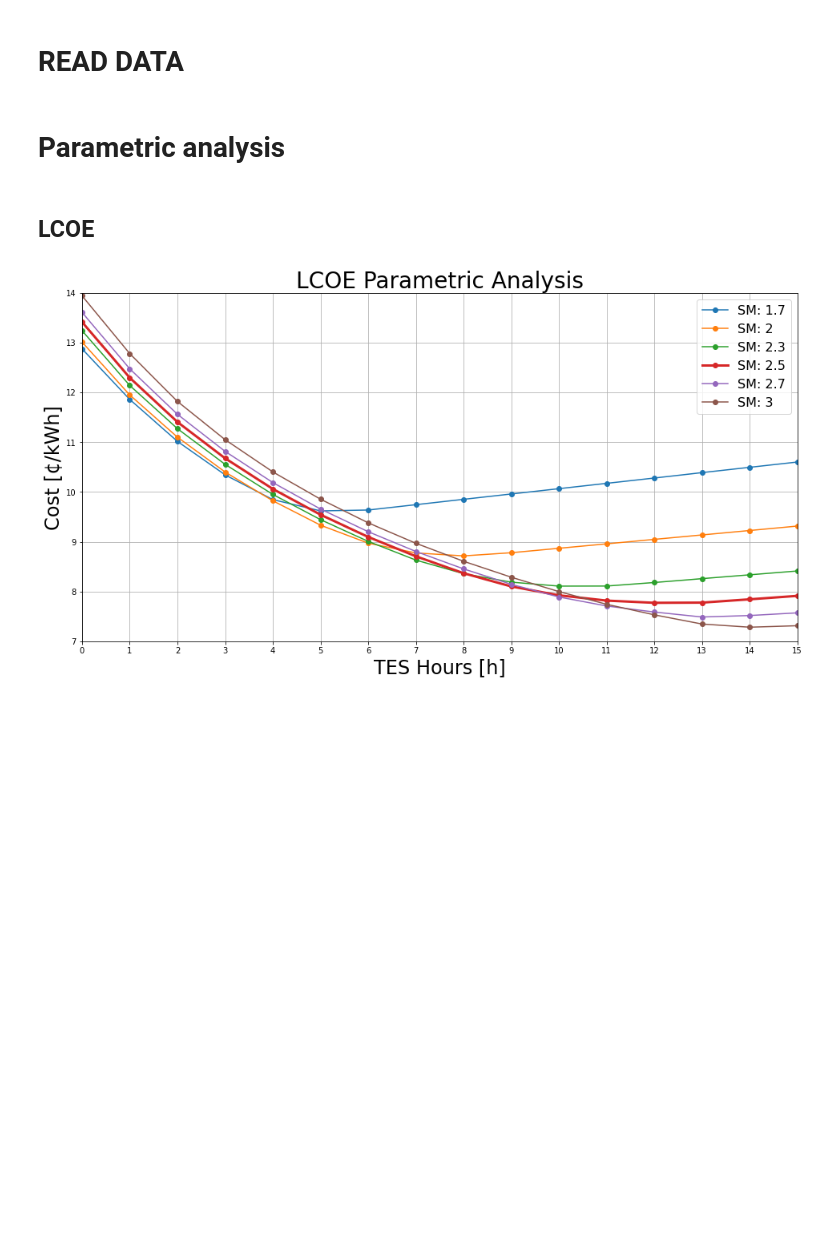
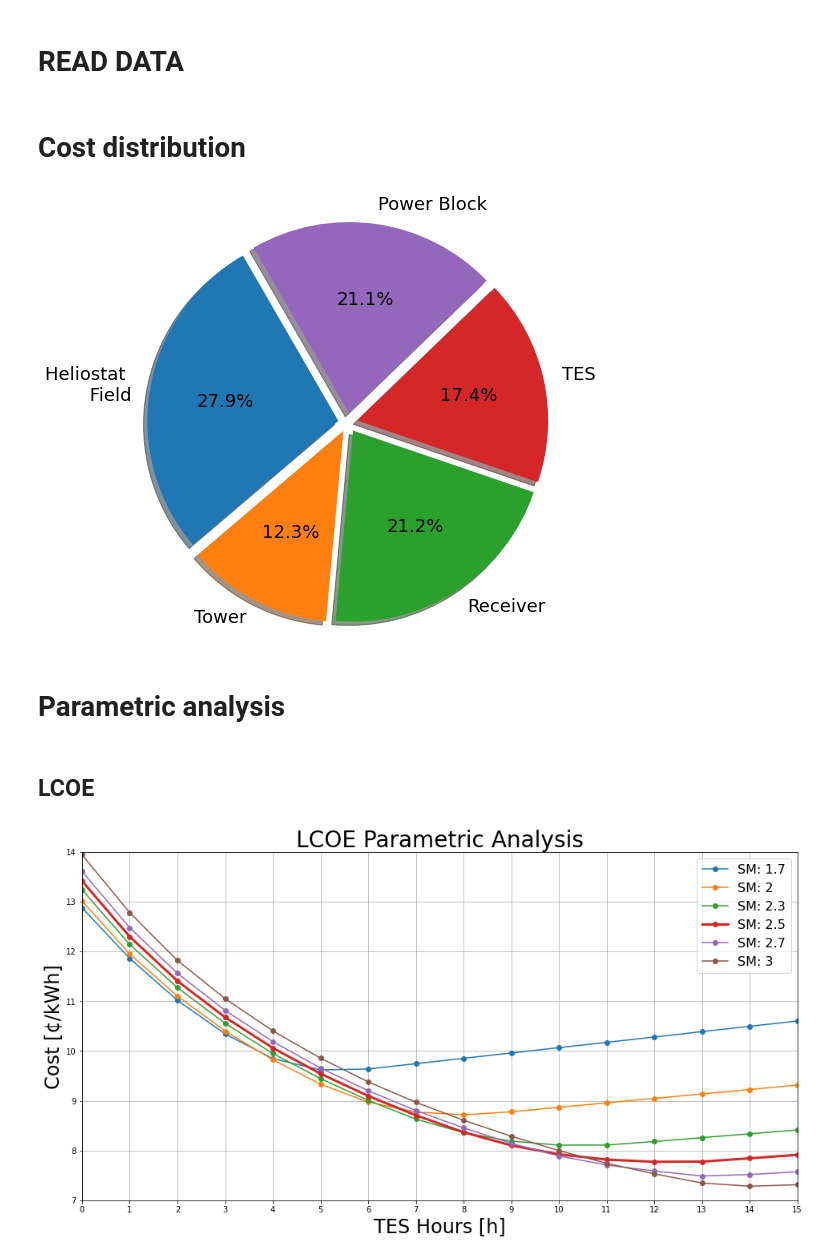
Before and after one commit to georgegacitua/CSP_data, a Jupyter notebook: CSP_norte.ipynb, the cells around one changed output. Cells and saved outputs as stored; diff of their text form; code cells hidden in the pictures; blank space fills up the shorter version.

```diff
--- a/CSP_norte.ipynb
+++ b/CSP_norte.ipynb
@@ -11,5 +13,23 @@ parametric_wet = np.genfromtxt("results_dt.csv", delimiter = ',', skip_header =
 
 days = np.arange(365)
+# %% [markdown]
+# Cost distribution
+# %%
+# Pie chart, where the slices will be ordered and plotted counter-clockwise:
+labels = ['Heliostat \n Field', 'Tower', 'Receiver', 'TES', 'Power Block']
+sizes = [27.86, 12.31, 21.2, 17.42, 21.1]
+explode = (.05, .05, .05, .05, .05)
+
+fig1, ax1 = plt.subplots(figsize= (8,8))
+ax1.pie(sizes, explode=explode, labels=labels, autopct='%1.1f%%',
+        shadow=True, startangle=120, textprops=dict(fontsize= 18))
+ax1.axis('equal')  # Equal aspect ratio ensures that pie is drawn as a circle.
+
+#Save figure
+plt.savefig('graphs/pie_costs.png', format='png', bbox_inches='tight')
+plt.show()
+# %% [output]
+[figure, added]
 # %% [markdown]
 # Parametric analysis
 # %%
```
Also changed, not shown: parts of 3 cells of this notebook, 38 other files.
